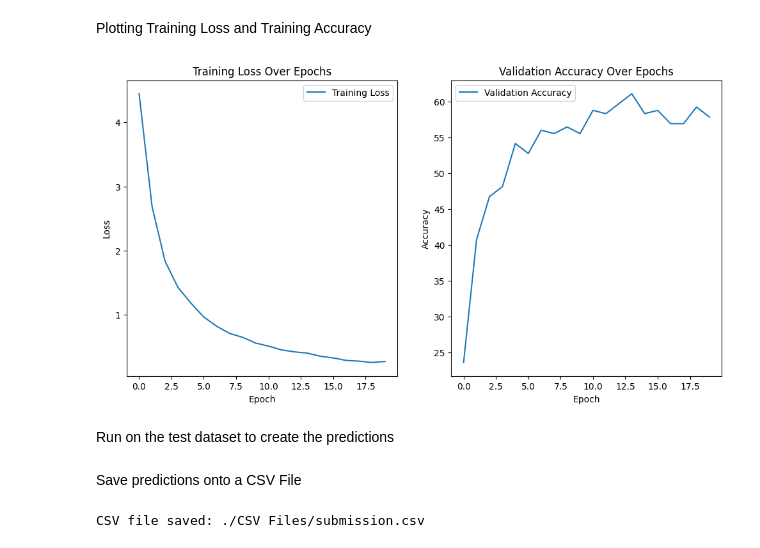
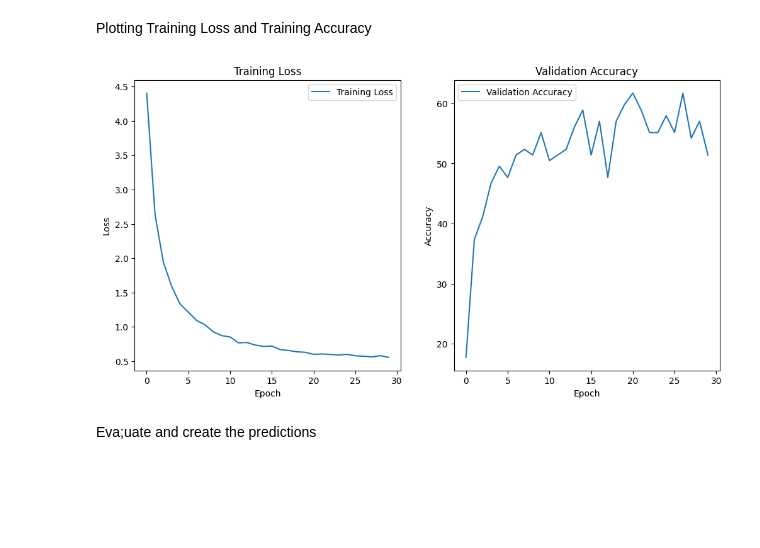
Before and after one commit to MichaelXiongZJ/UCSC_CSE144, a Jupyter notebook: Homeworks/CSE-144-Assignment-4-FinalProject/ResNeXt.ipynb, the cells around one changed output. Saved outputs shown, nothing was run; the diff lists cells and outputs as text; code cells hidden in the pictures; blank space fills up the shorter version.

```diff
--- a/Homeworks/CSE-144-Assignment-4-FinalProject/ResNeXt.ipynb
+++ b/Homeworks/CSE-144-Assignment-4-FinalProject/ResNeXt.ipynb
@@ -16,10 +16,9 @@ import torchvision
 from torchvision import datasets, transforms
 import torchvision.models as models
 import matplotlib.pyplot as plt
-import numpy as np
 from pathlib import Path
-import pandas as pd
 from PIL import Image
+from torch.optim.lr_scheduler import ReduceLROnPlateau
 %matplotlib inline
 
 device = torch.device("cuda" if torch.cuda.is_available() else "cpu")
@@ -31,7 +30,8 @@ combined_data_path = "./Dataset/train"
 
 # for reproducibility and quick adjustments
 torch.manual_seed(0)
-batch_size = 32
+BATCH_SIZE = 32
+num_epochs = 30
 # %% [output]
 cuda: True
 # %% [markdown]
@@ -113 +107,28 @@ model = model.to(device)
+# %%
+# resnext = models.resnext50_32x4d(pretrained=True)
+resnext = models.resnext101_32x8d(pretrained=True)
+
+class MyModel(nn.Module):
+    def __init__(self, resnext):
+        super(MyModel, self).__init__()
+        self.resnext = resnext
+        num_features = resnext.fc.in_features  # Get the number of inputs for the last layer
+        self.resnext.fc = nn.Identity() # Repace the last fc layer with a place holder
+
+        # Freeze all pretrained layers
+        for param in self.resnext.parameters():
+            param.requires_grad = False
+
+        self.fc = nn.Sequential(
+            nn.Dropout(0.5),  # 50% of the neurons are dropped out
+            nn.Linear(num_features, 100)
+        )
+
+    def forward(self, x):
+        x = self.resnext(x)
+        x = self.fc(x)
+        return x
+
+model = MyModel(resnext)
+model = model.to(device)
 # %% [markdown]
@@ -117,8 +138,10 @@ Define Loss Function and Optimizer
 criterion = nn.CrossEntropyLoss()
 
 # Define the optimizer
-optimizer = optim.Adam(model.parameters(), lr=0.001, weight_decay=1e-5) # weight_decay is L2 regularization
+optimizer = optim.Adam(model.parameters(), lr=0.001, weight_decay=1e-2) # weight_decay is L2 regularization
 # optimizer = optim.SGD(model.parameters(), lr=0.001, momentum=0.9, weight_decay=1e-4)
+
+scheduler = ReduceLROnPlateau(optimizer, 'min', patience=5)
 # %% [markdown]
 Training and Validation Loop
 # %%
@@ -202,24 +224,22 @@ Plotting Training Loss and Training Accuracy
 # %%
 plt.figure(figsize=(12, 6))
 
 # Plot training loss
 plt.subplot(1, 2, 1)
 plt.plot(train_losses, label='Training Loss')
 plt.xlabel('Epoch')
 plt.ylabel('Loss')
-plt.title('Training Loss Over Epochs')
+plt.title('Training Loss')
 plt.legend()
 
 # Plot validation accuracy
 plt.subplot(1, 2, 2)
 plt.plot(val_accuracies, label='Validation Accuracy')
 plt.xlabel('Epoch')
 plt.ylabel('Accuracy')
-plt.title('Validation Accuracy Over Epochs')
+plt.title('Validation Accuracy')
 plt.legend()
 
 plt.show()
 # %% [output]
-[figure, old version]
+[figure, new version]
-# %% [markdown]
-Run on the test dataset to create the predictions
@@ -239,16 +246,2 @@ with torch.no_grad():
-# %% [markdown]
-Save predictions onto a CSV File
-# %%
-# Create a DataFrame
-submission_df = pd.DataFrame({
-    'ID': file_names,
-    'Label': predictions
-})
-
-# Save the DataFrame as a CSV file
-submission_csv_path = './CSV Files/submission.csv'
-submission_df.to_csv(submission_csv_path, index=False)
-
-print("CSV file saved:", submission_csv_path)
-# %% [output]
-CSV file saved: ./CSV Files/submission.csv
+# %% [markdown]
+Eva;uate and create the predictions
```
Also changed, not shown: parts of 8 cells of this notebook, 3 other files.
